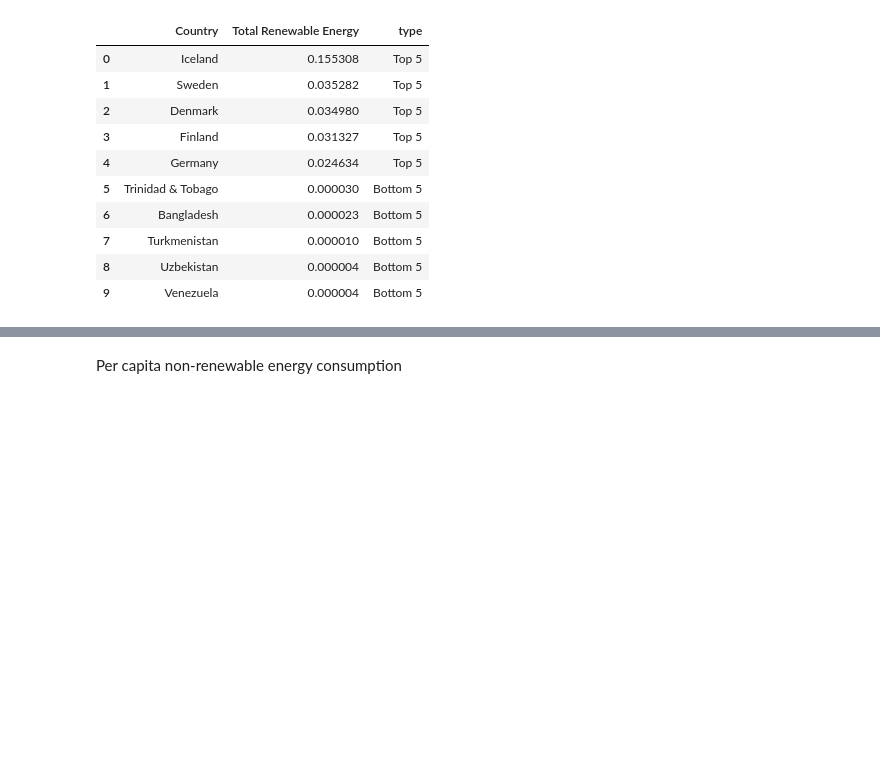
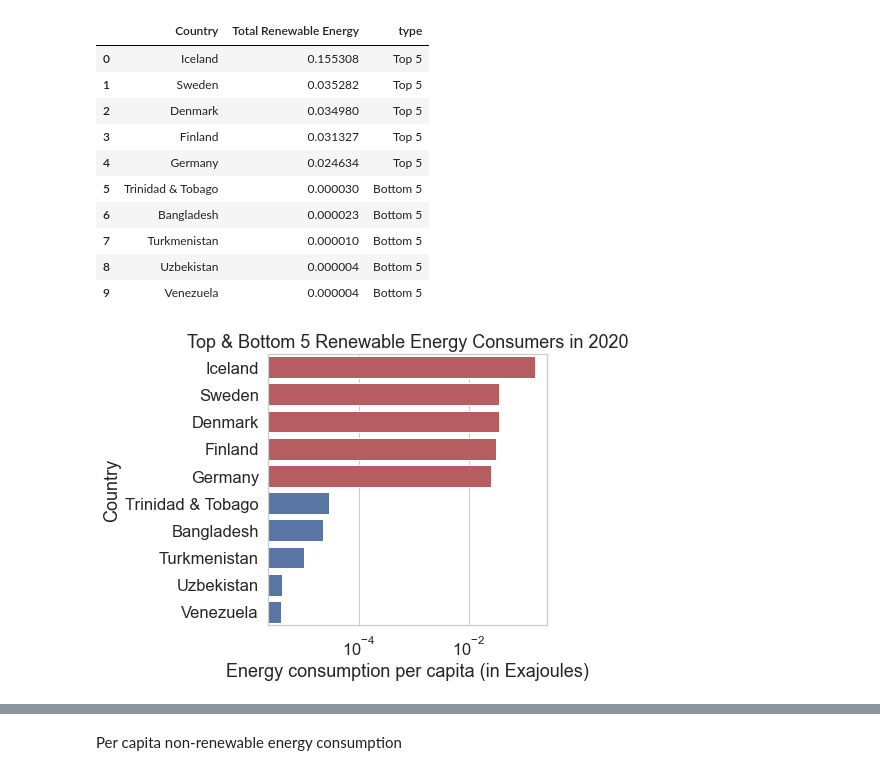
Before and after one commit to PranavaSinghal/DS203-Project, a Jupyter notebook: DS203_project.ipynb, the cells around one changed output, grey strips where cells are left out. Drawn from its saved outputs; the diff is of its cells as text; code cells hidden in the pictures; blank space fills up the shorter version.

```diff
--- a/DS203_project.ipynb
+++ b/DS203_project.ipynb
@@ -1175,4 +1179,15 @@ top_n_bottom_5
 | 7 | Turkmenistan | 0.000010 | Bottom 5 |
 | 8 | Uzbekistan | 0.000004 | Bottom 5 |
 | 9 | Venezuela | 0.000004 | Bottom 5 |
+# %%
+sns.set(rc={'figure.figsize':(5, 5)}, font_scale = 1.5, style = "whitegrid")
+sns.barplot(y = 'Country', x = 'Total Renewable Energy', data = top_n_bottom_5, hue = 'type', orient = 'h', palette = ['r', 'b'], dodge = False, ci = "None")
+plt.title('Top & Bottom 5 Renewable Energy Consumers in 2020')
+ax = plt.gca()
+ax.legend_ = None # Hide the legend
+plt.xlabel('Energy consumption per capita (in Exajoules)')
+plt.xscale('log')
+plt.show()
+# %% [output]
+[figure, added]
 # %%
```
Also changed, not shown: parts of 23 cells of this notebook, 1 other file.
